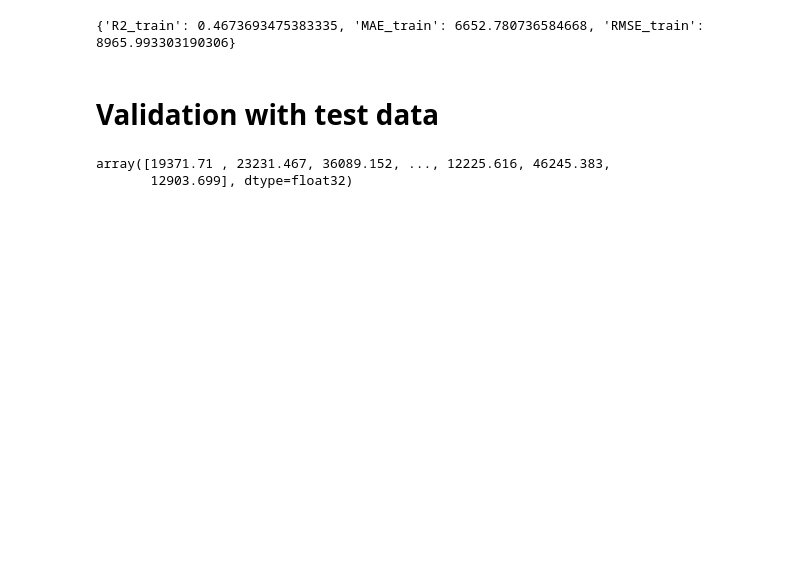
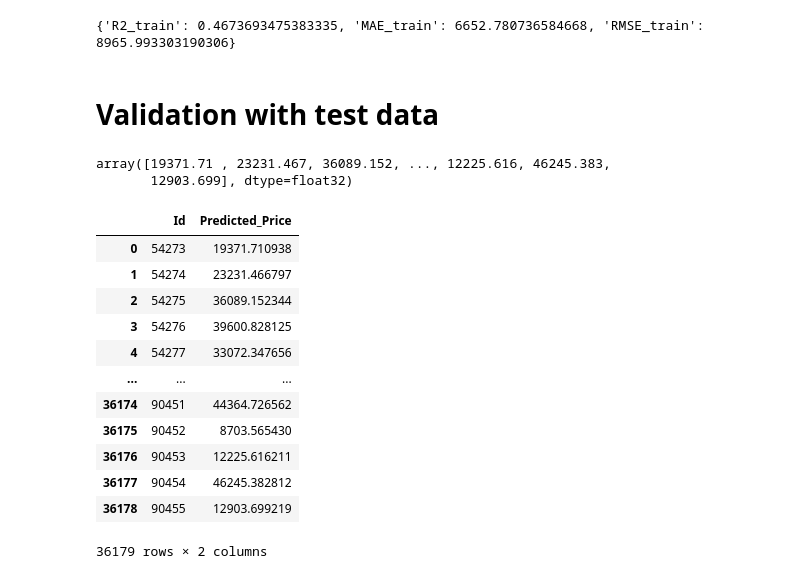
Before and after one commit to abdyraman/car_price_predictions, a Jupyter notebook: abdyramanova-zhibek.ipynb, the cells around one changed output. Drawn from its saved outputs; the diff is of its cells as text; code cells hidden in the pictures; blank space fills up the shorter version.

```diff
--- a/abdyramanova-zhibek.ipynb
+++ b/abdyramanova-zhibek.ipynb
@@ -567,3 +567,25 @@ test_prediction
 # %% [output]
 array([19371.71 , 23231.467, 36089.152, ..., 12225.616, 46245.383,
        12903.699], dtype=float32)
+# %%
+results = pd.DataFrame({
+    'Id': X_test.index,  # Replace 'Id' with the actual ID column if available
+    'Predicted_Price': test_prediction
+})
+results
+# Save to CSV
+# results.to_csv('test_predictions.csv', index=False)
+# %% [output]
+|  | Id | Predicted_Price |
+| 0 | 54273 | 19371.710938 |
+| 1 | 54274 | 23231.466797 |
+| 2 | 54275 | 36089.152344 |
+| 3 | 54276 | 39600.828125 |
+| 4 | 54277 | 33072.347656 |
+| ... | ... | ... |
+| 36174 | 90451 | 44364.726562 |
+| 36175 | 90452 | 8703.565430 |
+| 36176 | 90453 | 12225.616211 |
+| 36177 | 90454 | 46245.382812 |
+| 36178 | 90455 | 12903.699219 |
+36179 rows × 2 columns
```
Also changed, not shown: parts of 2 cells of this notebook.
